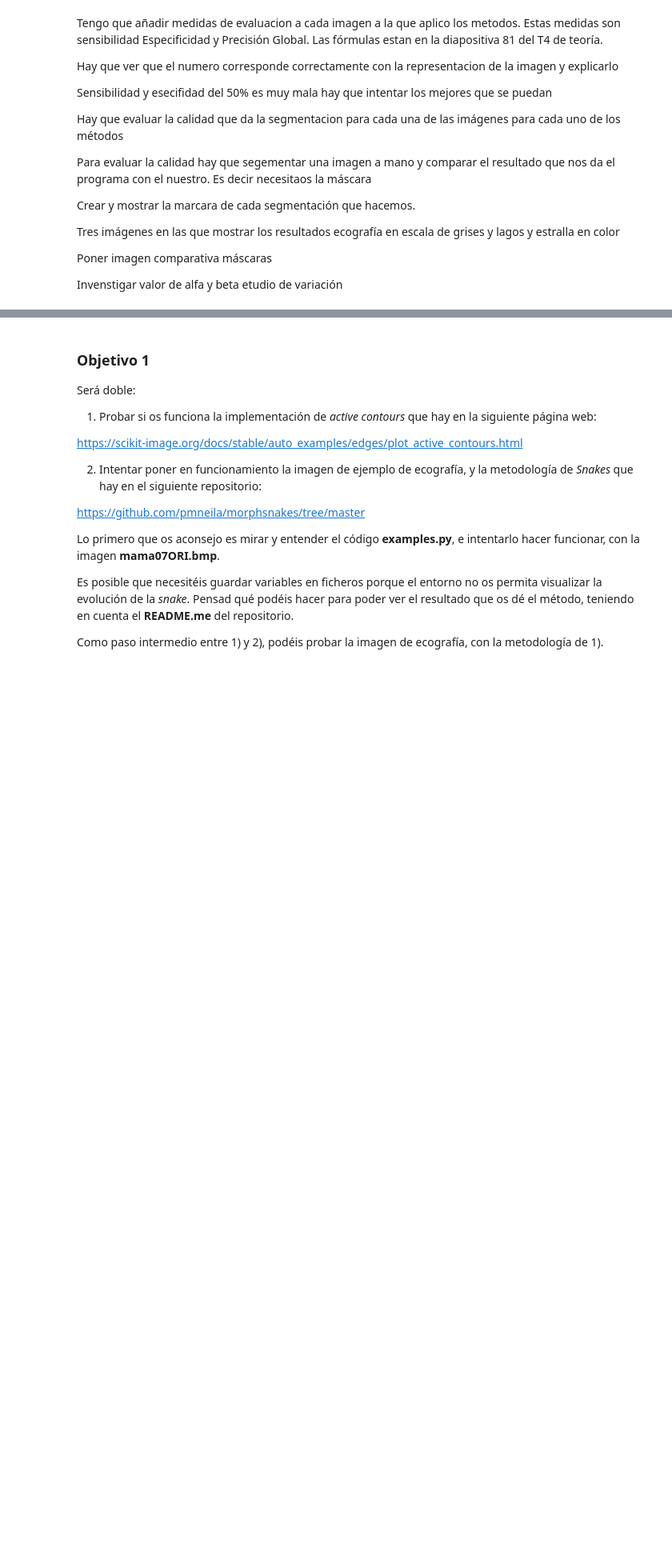
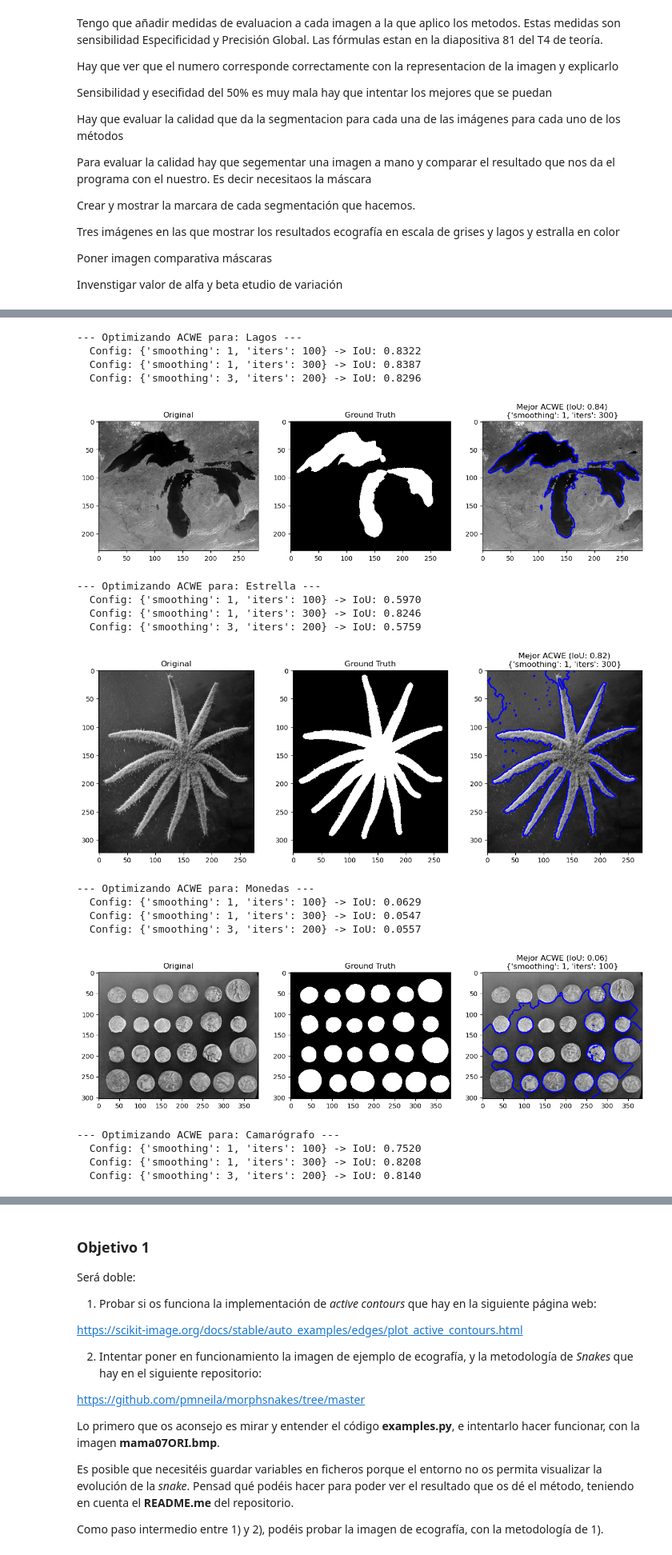
Before and after one commit to pfg1008/Practica_3_imagenes, a Jupyter notebook: MorphologicalSnakesVEstudiantes.ipynb, the cells around one changed output, grey strips where cells are left out. Shown at 80% size. Drawn from its saved outputs; the diff is of its cells as text; code cells hidden in the pictures; blank space fills up the shorter version.

```diff
--- a/MorphologicalSnakesVEstudiantes.ipynb
+++ b/MorphologicalSnakesVEstudiantes.ipynb
@@ -295,0 +247,76 @@ Nota: Métricas no calculadas para el nódulo por falta de archivo de máscara '
+# %%
+def probar_parametros_acwe(img, mask_gt, nombre, configs):
+    """
+    Prueba configuraciones para Chan-Vese
+    """
+    init_ls = ms.circle_level_set(img.shape, radius=img.shape[0]//3)
+
+    print(f"--- Optimizando ACWE para: {nombre} ---")
+
+    mejor_iou = -1
+    mejor_res = None
+    mejor_cfg = {}
+
+    for cfg in configs:
+        res = ms.morphological_chan_vese(
+            img,
+            iterations=cfg['iters'], # Parametro critico aqui
+            init_level_set=init_ls,
+            smoothing=cfg['smoothing'],
+            lambda1=1, lambda2=1 # Mantenemos simple por ahora
+        )
+
+        if mask_gt is not None:
+            iou = calcular_iou(mask_gt, res)
+            print(f"  Config: {cfg} -> IoU: {iou:.4f}")
+
+            if iou > mejor_iou:
+                mejor_iou = iou
+                mejor_res = res
+                mejor_cfg = cfg
+        else:
+            mejor_res = res
+            mejor_cfg = cfg
+
+    if mask_gt is not None:
+        fig, ax = plt.subplots(1, 3, figsize=(15, 5))
+        ax[0].imshow(img, cmap='gray'); ax[0].set_title("Original")
+        ax[1].imshow(mask_gt, cmap='gray'); ax[1].set_title("Ground Truth")
+        ax[2].imshow(img, cmap='gray')
+        ax[2].contour(mejor_res, [0.5], colors='b', linewidths=2)
+        ax[2].set_title(f"Mejor ACWE (IoU: {mejor_iou:.2f})\n{mejor_cfg}")
+        plt.show()
+
+# --- DEFINICIÓN DE PRUEBAS ACWE ---
+for item in dataset:
+    img, mask = cargar_datos(item)
+    if mask is None: continue
+
+    # ACWE necesita más iteraciones a veces para objetos complejos
+    configs_test = [
+        {'smoothing': 1, 'iters': 100},
+        {'smoothing': 1, 'iters': 300}, # Más iteraciones para ver si converge mejor
+        {'smoothing': 3, 'iters': 200}, # Más suavizado
+    ]
+
+    probar_parametros_acwe(img, mask, item['nombre'], configs_test)
+# %% [output]
+--- Optimizando ACWE para: Lagos ---
+  Config: {'smoothing': 1, 'iters': 100} -> IoU: 0.8322
+  Config: {'smoothing': 1, 'iters': 300} -> IoU: 0.8387
+  Config: {'smoothing': 3, 'iters': 200} -> IoU: 0.8296
+[figure, added]
+--- Optimizando ACWE para: Estrella ---
+  Config: {'smoothing': 1, 'iters': 100} -> IoU: 0.5970
+  Config: {'smoothing': 1, 'iters': 300} -> IoU: 0.8246
+  Config: {'smoothing': 3, 'iters': 200} -> IoU: 0.5759
+[figure, added]
+--- Optimizando ACWE para: Monedas ---
+  Config: {'smoothing': 1, 'iters': 100} -> IoU: 0.0629
+  Config: {'smoothing': 1, 'iters': 300} -> IoU: 0.0547
+  Config: {'smoothing': 3, 'iters': 200} -> IoU: 0.0557
+[figure, added]
+--- Optimizando ACWE para: Camarógrafo ---
+  Config: {'smoothing': 1, 'iters': 100} -> IoU: 0.7520
+  Config: {'smoothing': 1, 'iters': 300} -> IoU: 0.8208
+  Config: {'smoothing': 3, 'iters': 200} -> IoU: 0.8140
```
Also changed, not shown: parts of 13 cells of this notebook.
